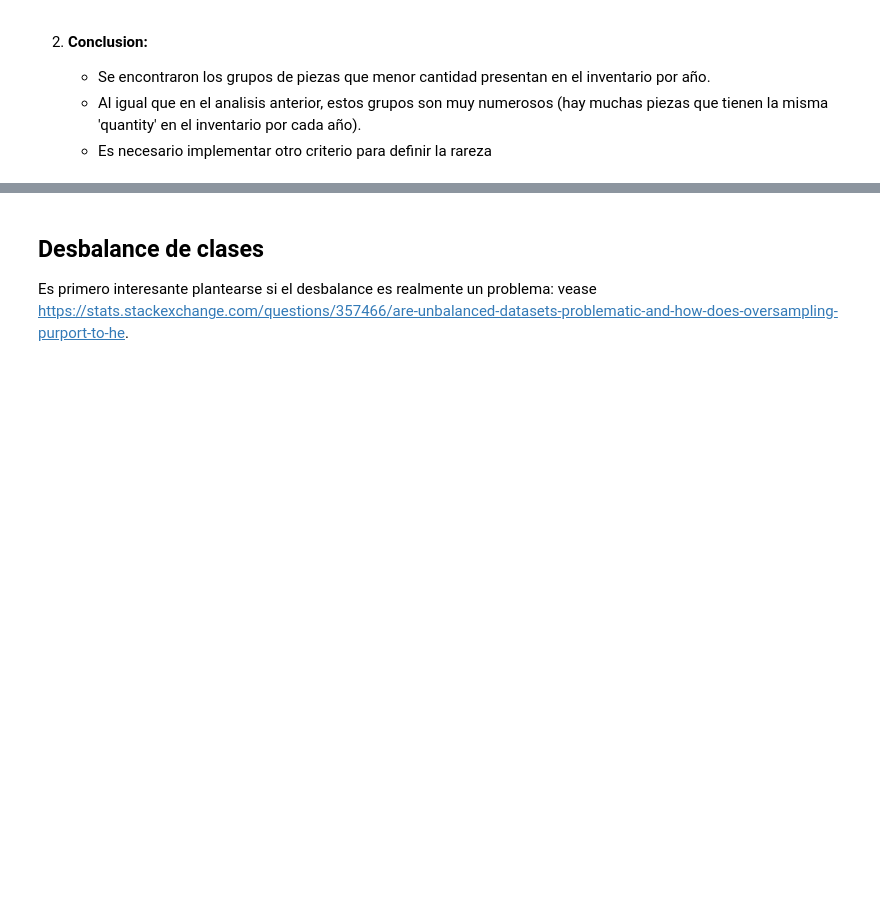
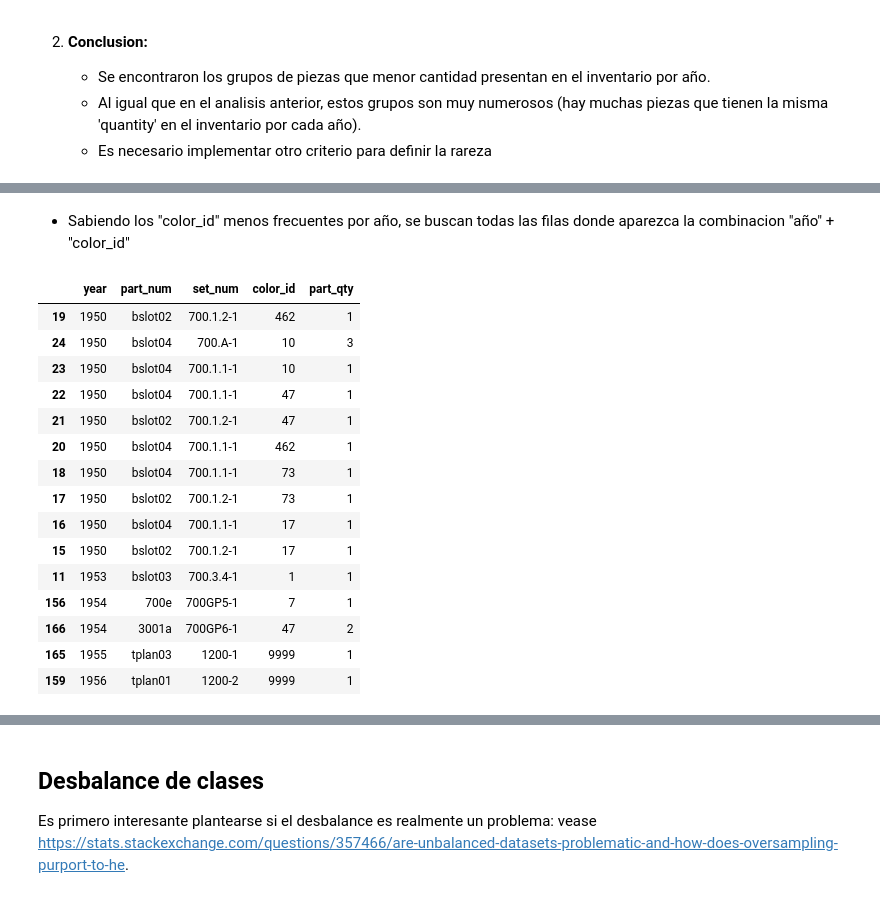
Before and after one commit to matias-herreros/ADD_Lego, a Jupyter notebook: EDA.ipynb, the cells around one changed output, grey strips where cells are left out. Cells and saved outputs as stored; diff of their text form; code cells hidden in the pictures; blank space fills up the shorter version.

```diff
--- a/EDA.ipynb
+++ b/EDA.ipynb
@@ -674,0 +667,6 @@ Cantidad de ocurrencias por año de los N colores menos frecuentes
+# %%
+partNumColorYear.head(25)
+a = data[['year', 'part_num', 'set_num', 'color_id', 'part_qty']]
+a.reset_index()
+a = a.groupby(['year'])[['color_id']].value_counts().reset_index()
+a.head(6)
@@ -674,0 +684,3 @@ Cantidad de ocurrencias por año de los N colores menos frecuentes
+# %%
+min_counts = a.groupby('year')['count'].min()
+min_counts.head(5)
@@ -674,0 +698,4 @@ Cantidad de ocurrencias por año de los N colores menos frecuentes
+# %%
+result_df = a[a.apply(lambda row: row['count'] == min_counts[row['year']], axis=1)]
+result_df.reset_index()
+result_df.head(10)
@@ -674,0 +714,26 @@ Cantidad de ocurrencias por año de los N colores menos frecuentes
+# %% [markdown]
+* Sabiendo los "color_id" menos frecuentes por año, se buscan todas las filas donde aparezca la combinacion "año" + "color_id"
+# %%
+c = data[['year', 'part_num', 'set_num', 'color_id', 'part_qty']]
+c.reset_index()
+
+d = pd.merge(c, result_df, on=['year', 'color_id']).drop(columns=['count'])
+d = d.sort_values(by='year')
+d.head(15)
+# %% [output]
+|  | year | part_num | set_num | color_id | part_qty |
+| 19 | 1950 | bslot02 | 700.1.2-1 | 462 | 1 |
+| 24 | 1950 | bslot04 | 700.A-1 | 10 | 3 |
+| 23 | 1950 | bslot04 | 700.1.1-1 | 10 | 1 |
+| 22 | 1950 | bslot04 | 700.1.1-1 | 47 | 1 |
+| 21 | 1950 | bslot02 | 700.1.2-1 | 47 | 1 |
+| 20 | 1950 | bslot04 | 700.1.1-1 | 462 | 1 |
+| 18 | 1950 | bslot04 | 700.1.1-1 | 73 | 1 |
+| 17 | 1950 | bslot02 | 700.1.2-1 | 73 | 1 |
+| 16 | 1950 | bslot04 | 700.1.1-1 | 17 | 1 |
+| 15 | 1950 | bslot02 | 700.1.2-1 | 17 | 1 |
+| 11 | 1953 | bslot03 | 700.3.4-1 | 1 | 1 |
+| 156 | 1954 | 700e | 700GP5-1 | 7 | 1 |
+| 166 | 1954 | 3001a | 700GP6-1 | 47 | 2 |
+| 165 | 1955 | tplan03 | 1200-1 | 9999 | 1 |
+| 159 | 1956 | tplan01 | 1200-2 | 9999 | 1 |
```
Also changed, not shown: parts of 11 cells of this notebook.
